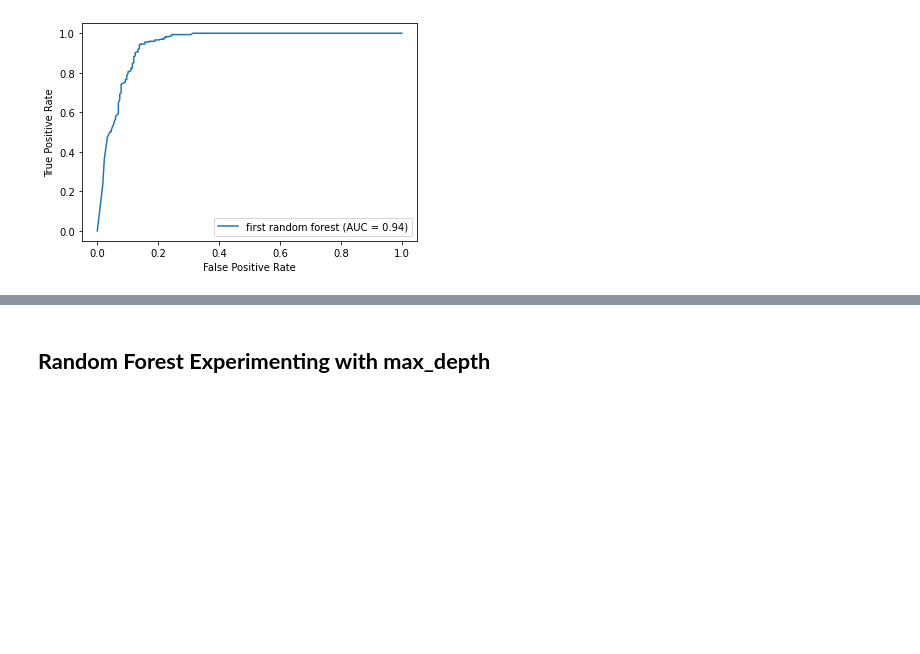
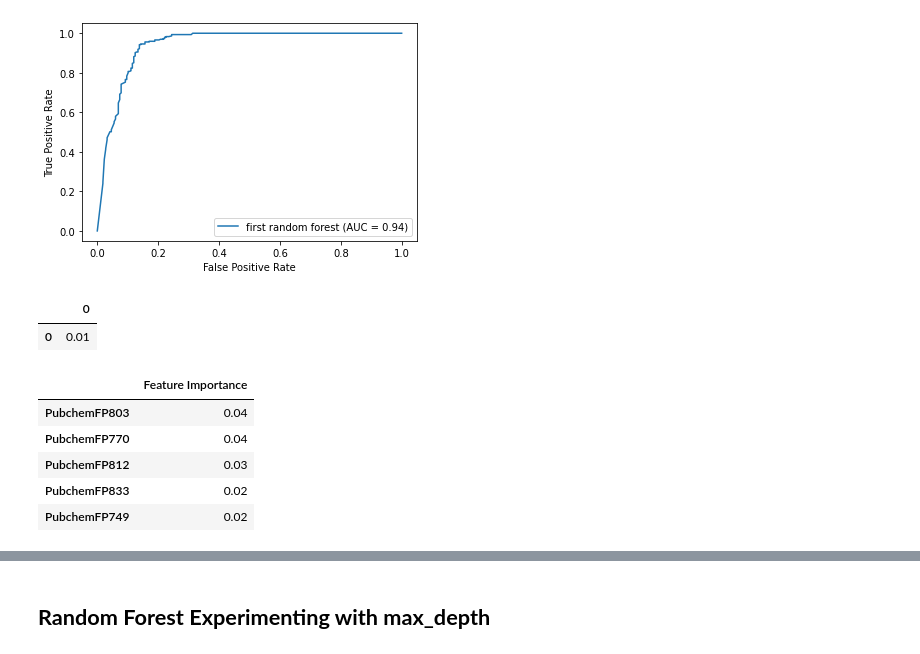
Before and after one commit to brooke57/TKR_FLT3_Drug_Discovery, a Jupyter notebook: Drug_Discovery_Modeling.ipynb, the cells around one changed output, grey strips where cells are left out. Drawn from its saved outputs; the diff is of its cells as text; code cells hidden in the pictures; blank space fills up the shorter version.

```diff
--- a/Drug_Discovery_Modeling.ipynb
+++ b/Drug_Discovery_Modeling.ipynb
@@ -278,3 +290,20 @@ evaluate(first_ran, X_tr, y_tr, X_te, y_te)
 plot_roc_curve(first_ran, X_te, y_te, name='first random forest');
 # %% [output]
 [figure]
+# %%
+bef = pd.DataFrame(first_ran.feature_importances_)
+bef.iloc[[0]]
+# %% [output]
+|  | 0 |
+| 0 | 0.01 |
+# %%
+feat = pd.DataFrame(first_ran.feature_importances_, columns=['Feature Importance'], index=X_tr.columns).sort_values(by=['Feature Importance'], ascending=False)
+# %%
+feat.head()
+# %% [output]
+|  | Feature Importance |
+| PubchemFP803 | 0.04 |
+| PubchemFP770 | 0.04 |
+| PubchemFP812 | 0.03 |
+| PubchemFP833 | 0.02 |
+| PubchemFP749 | 0.02 |
```
Also changed, not shown: parts of 4 cells of this notebook.
